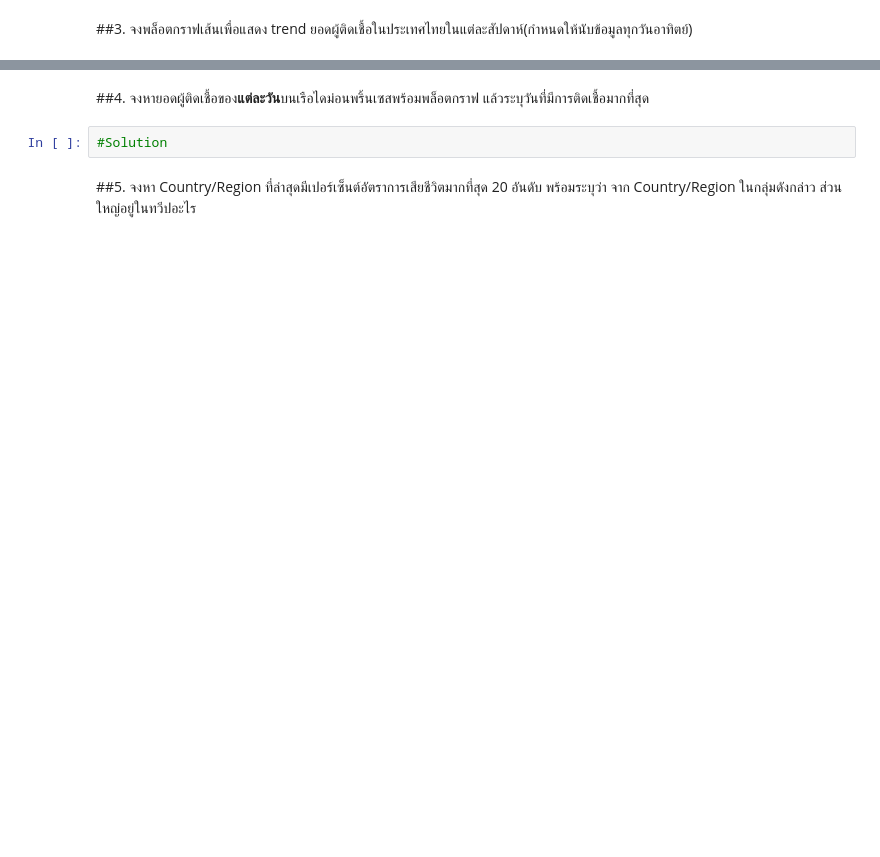
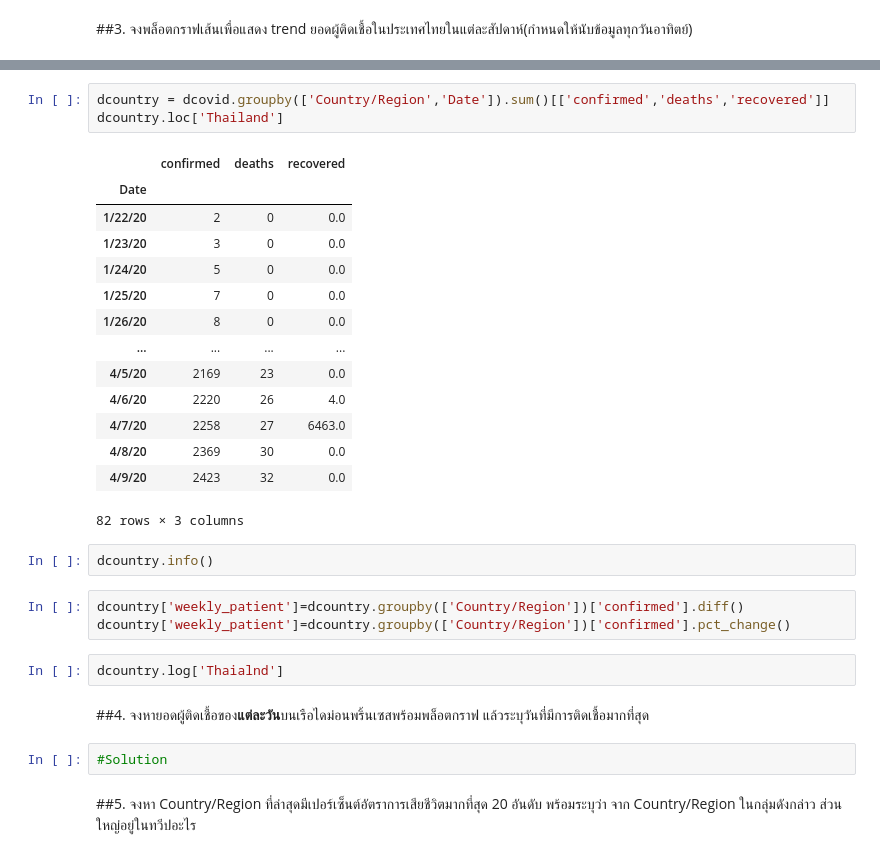
Before and after one commit to Ausawin2016/30Daypy, a Jupyter notebook: #5_Assigment2_อัศวิน_เอี่ยมสะอาดCOVID_19.ipynb, the cells around one changed output, grey strips where cells are left out. Cells and saved outputs as stored; diff of their text form; blank space fills up the shorter version.

```diff
--- a/#5_Assigment2_อัศวิน_เอี่ยมสะอาดCOVID_19.ipynb
+++ b/#5_Assigment2_อัศวิน_เอี่ยมสะอาดCOVID_19.ipynb
@@ -361,3 +452,28 @@ top_dcountry
+# %%
+dcountry = dcovid.groupby(['Country/Region','Date']).sum()[['confirmed','deaths','recovered']]
+dcountry.loc['Thailand']
+# %% [output]
+|  | confirmed | deaths | recovered |
+| Date |  |  |  |
+| 1/22/20 | 2 | 0 | 0.0 |
+| 1/23/20 | 3 | 0 | 0.0 |
+| 1/24/20 | 5 | 0 | 0.0 |
+| 1/25/20 | 7 | 0 | 0.0 |
+| 1/26/20 | 8 | 0 | 0.0 |
+| ... | ... | ... | ... |
+| 4/5/20 | 2169 | 23 | 0.0 |
+| 4/6/20 | 2220 | 26 | 4.0 |
+| 4/7/20 | 2258 | 27 | 6463.0 |
+| 4/8/20 | 2369 | 30 | 0.0 |
+| 4/9/20 | 2423 | 32 | 0.0 |
+82 rows × 3 columns
+# %%
+dcountry.info()
+# %%
+dcountry['weekly_patient']=dcountry.groupby(['Country/Region'])['confirmed'].diff()
+dcountry['weekly_patient']=dcountry.groupby(['Country/Region'])['confirmed'].pct_change()
+# %%
+dcountry.log['Thaialnd']
 # %% [markdown]
 ##4.   จงหายอดผู้ติดเชื้อของ**แต่ละวัน**บนเรือไดม่อนพริ้นเซสพร้อมพล็อตกราฟ แล้วระบุวันที่มีการติดเชื้อมากที่สุด
 # %%
```
Also changed, not shown: parts of 17 cells of this notebook.
